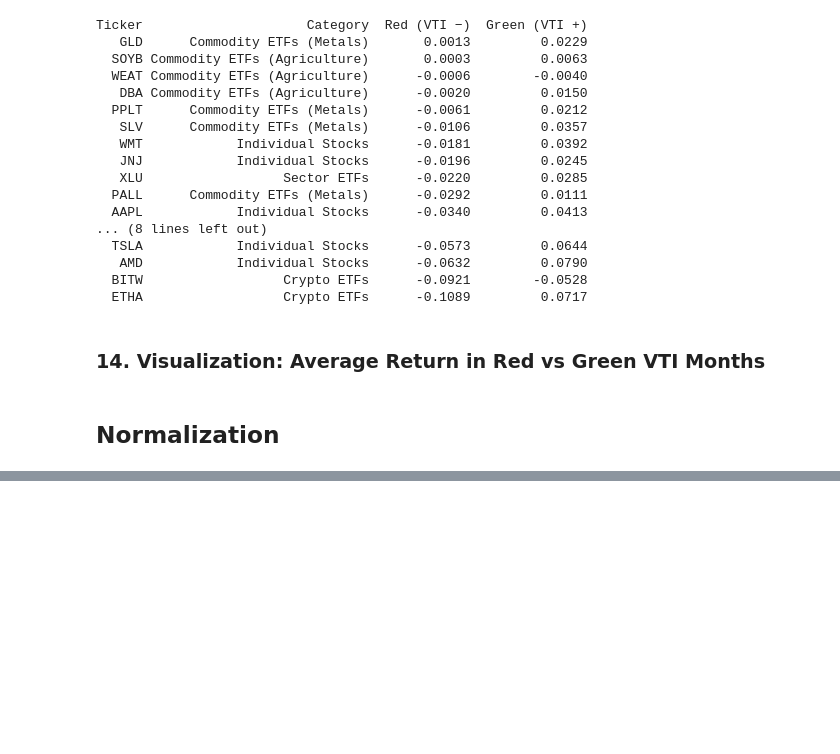
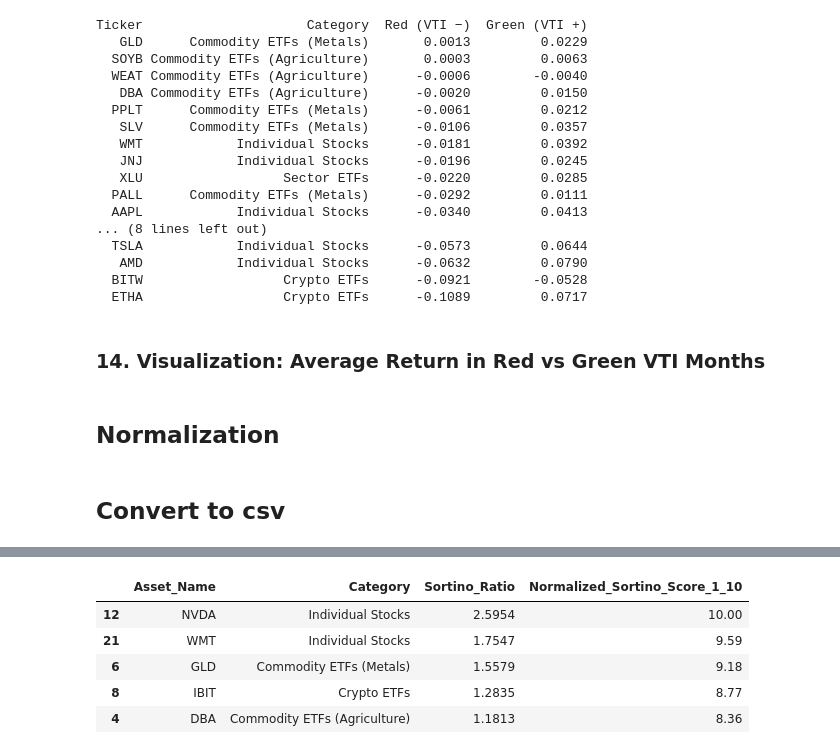
Before and after one commit to loganmcdavid11/Modern-Store-Of-Value, a Jupyter notebook: notebooks/sortino_risk_return_analysis.ipynb, the cells around one changed output, grey strips where cells are left out. Cells and saved outputs as stored; diff of their text form; code cells hidden in the pictures; blank space fills up the shorter version.

```diff
--- a/notebooks/sortino_risk_return_analysis.ipynb
+++ b/notebooks/sortino_risk_return_analysis.ipynb
@@ -739,3 +744,27 @@ fig_sortino.show(config={
         'scale': 3
     }
 })
+# %% [markdown]
+## Convert to csv
+# %%
+# ── 5. Export Normalized Sortino Metrics ──────────────────────────────────
+# Select the requested columns (we include 'Category' as it's often helpful for downstream merging)
+export_df = sortino_score_df[['Ticker', 'Category', 'Sortino_Ratio', 'Score_1_10']].copy()
+
+# Rename columns to make the CSV extremely clear for the rest of your team
+export_df = export_df.rename(columns={
+    'Ticker': 'Asset_Name',
+    'Score_1_10': 'Normalized_Sortino_Score_1_10'
+})
+
+# Define the save path (matching your project's directory structure)
+output_path = "../data/sortino_metric.csv"
+
+# Export to CSV (index=False prevents pandas from writing row numbers into the file)
+export_df.to_csv(output_path, index=False)
+
+print(f"Successfully exported {len(export_df)} assets to {output_path}")
+
+# Display the top 5 rows in the notebook so you can verify it worked instantly
+display(export_df.head())
+# %% [output]
@@ -741,0 +772,6 @@ fig_sortino.show(config={
+|  | Asset_Name | Category | Sortino_Ratio | Normalized_Sortino_Score_1_10 |
+| 12 | NVDA | Individual Stocks | 2.5954 | 10.00 |
+| 21 | WMT | Individual Stocks | 1.7547 | 9.59 |
+| 6 | GLD | Commodity ETFs (Metals) | 1.5579 | 9.18 |
+| 8 | IBIT | Crypto ETFs | 1.2835 | 8.77 |
+| 4 | DBA | Commodity ETFs (Agriculture) | 1.1813 | 8.36 |
```
Also changed, not shown: parts of 3 cells of this notebook.
